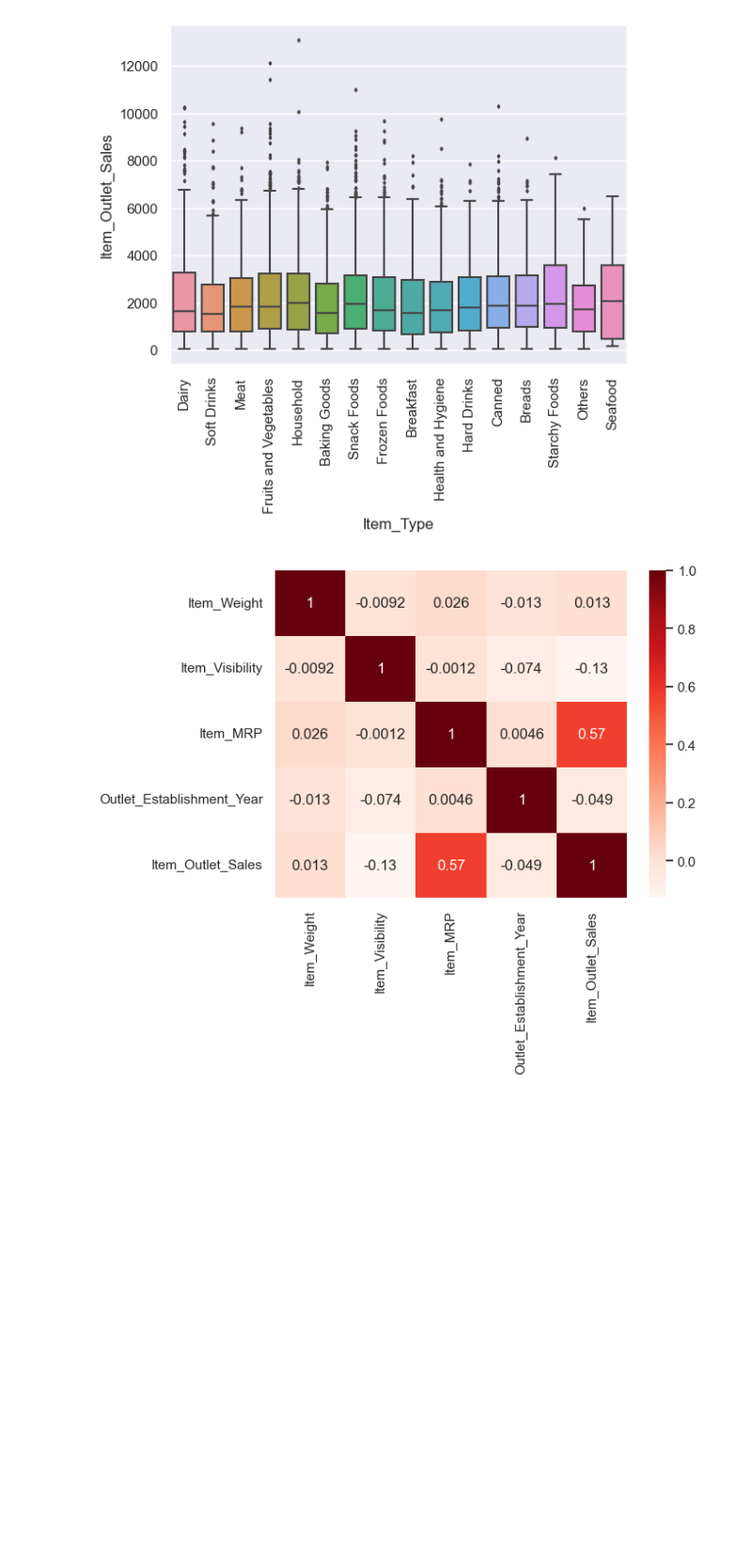
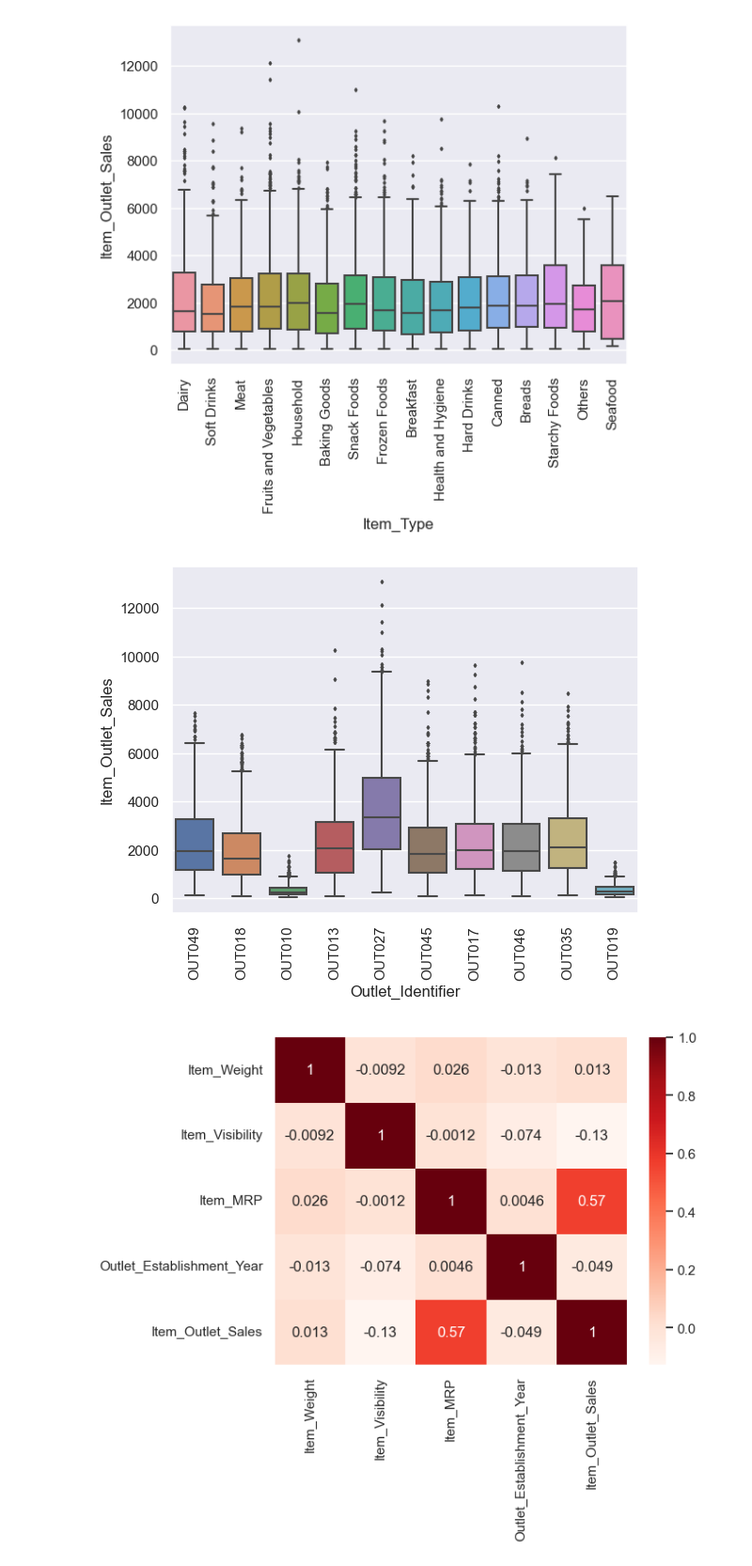
Before and after one commit to john-a-dixon/forecasting-food-sales, a Jupyter notebook: forecasting-food-sales.ipynb, the cells around one changed output. Shown at 94% size. Saved outputs shown, nothing was run; the diff lists cells and outputs as text; code cells hidden in the pictures; blank space fills up the shorter version.

```diff
--- a/forecasting-food-sales.ipynb
+++ b/forecasting-food-sales.ipynb
@@ -555,6 +598,12 @@ ax = sns.boxplot(data=food_sales_df, x='Item_Type', y='Item_Outlet_Sales', flier
 ax.set_xticklabels(ax.get_xticklabels(), rotation=90);
 # %% [output]
 [figure]
+# %%
+# Create a boxplot showing how sales are influenced by fat content
+ax = sns.boxplot(data=food_sales_df, x='Outlet_Identifier', y='Item_Outlet_Sales', fliersize=2)
+ax.set_xticklabels(ax.get_xticklabels(), rotation=90);
+# %% [output]
+[figure, added]
 # %%
 correlations = food_sales_df.corr(numeric_only=True)
 sns.heatmap(correlations, cmap='Reds', annot=True);
```
Also changed, not shown: parts of 8 cells of this notebook.
